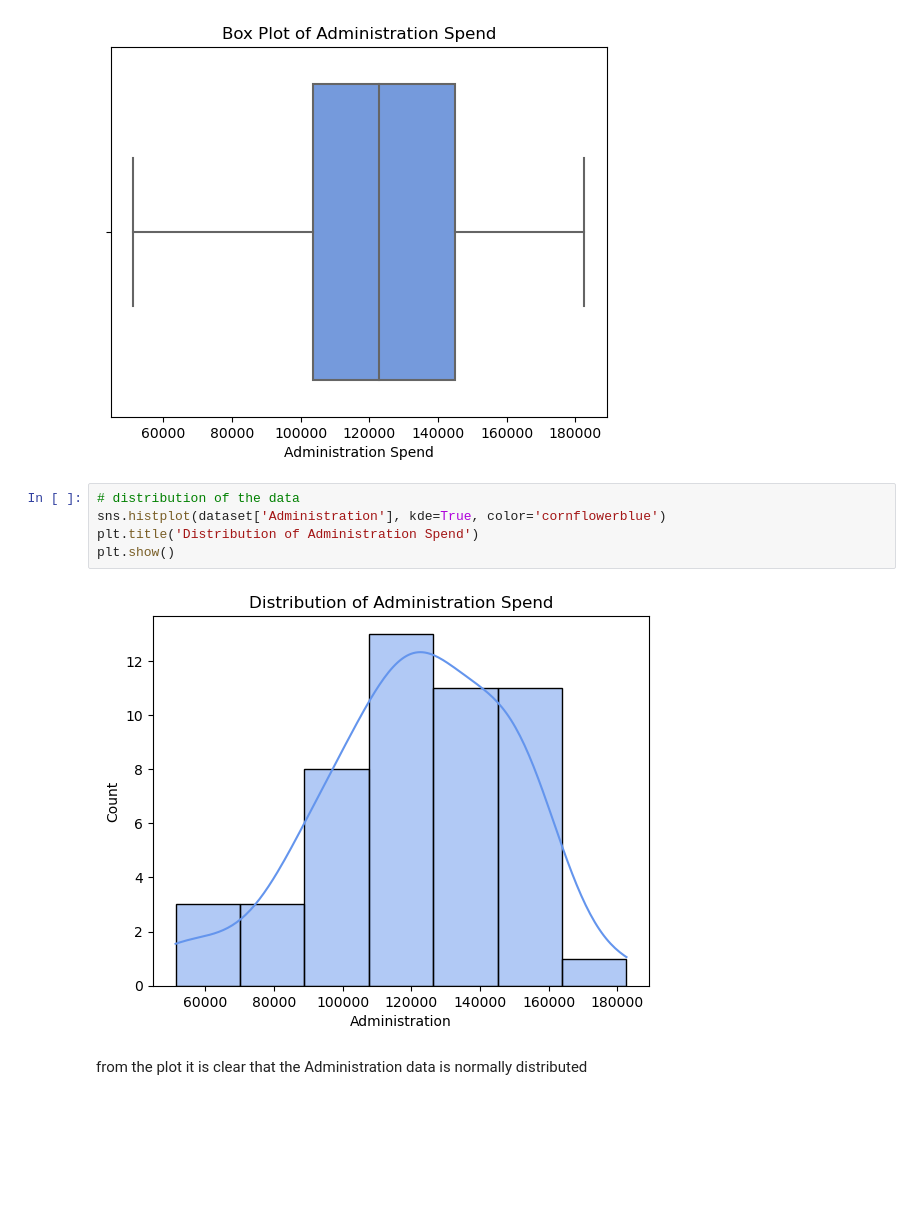
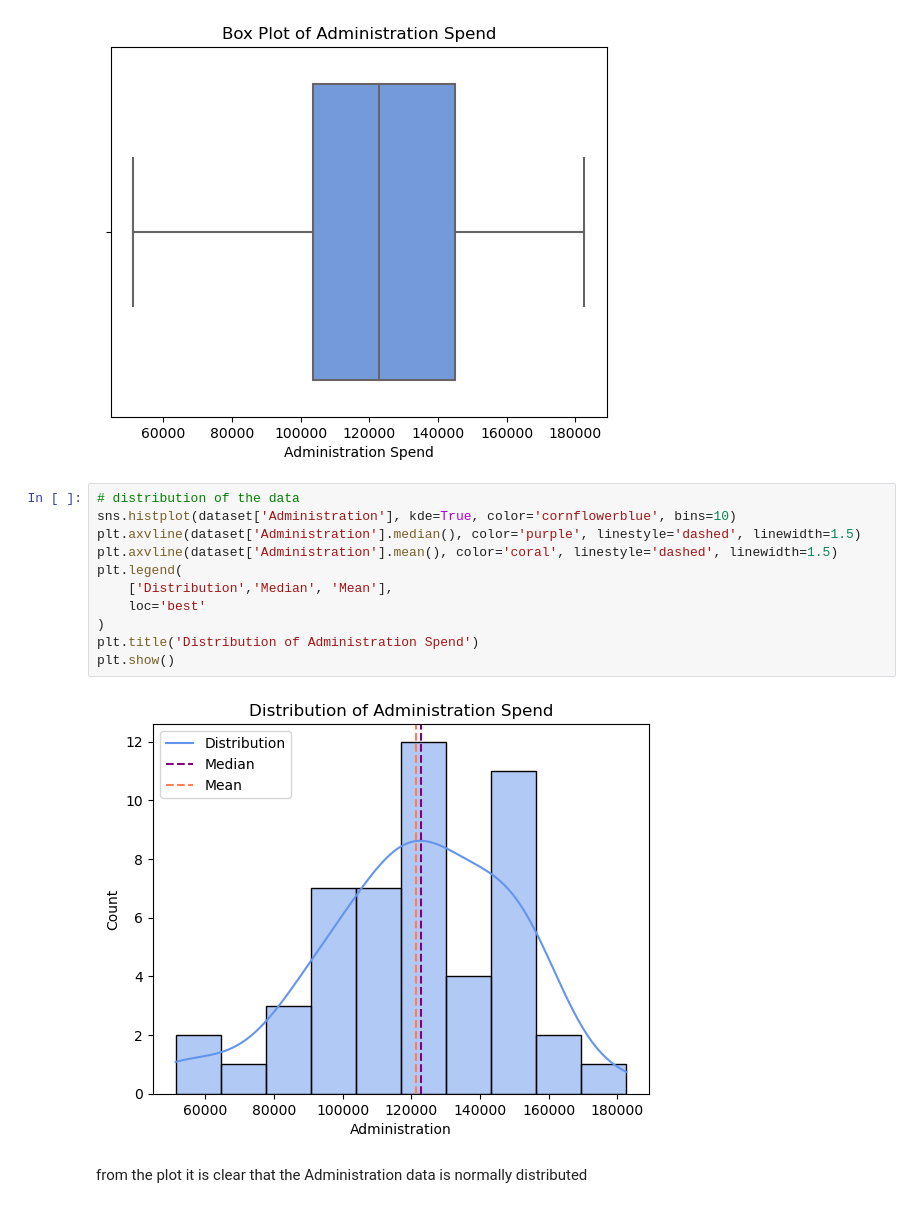
Before and after one commit to xizzax/Predictions-of-Startup-Profits, a Jupyter notebook: project.ipynb, the cells around one changed output. Saved outputs shown, nothing was run; the diff lists cells and outputs as text; blank space fills up the shorter version.

```diff
--- a/project.ipynb
+++ b/project.ipynb
@@ -182,11 +186,17 @@ plt.show()
 [figure]
 # %%
 # distribution of the data
-sns.histplot(dataset['Administration'], kde=True, color='cornflowerblue')
+sns.histplot(dataset['Administration'], kde=True, color='cornflowerblue', bins=10)
+plt.axvline(dataset['Administration'].median(), color='purple', linestyle='dashed', linewidth=1.5)
+plt.axvline(dataset['Administration'].mean(), color='coral', linestyle='dashed', linewidth=1.5)
+plt.legend(
+    ['Distribution','Median', 'Mean'],
+    loc='best'
+)
 plt.title('Distribution of Administration Spend')
 plt.show()
 # %% [output]
-[figure, old version]
+[figure, new version]
 # %% [markdown]
 from the plot it is clear that the Administration data is normally distributed
 # %% [markdown]
```
Also changed, not shown: parts of 15 cells of this notebook.
